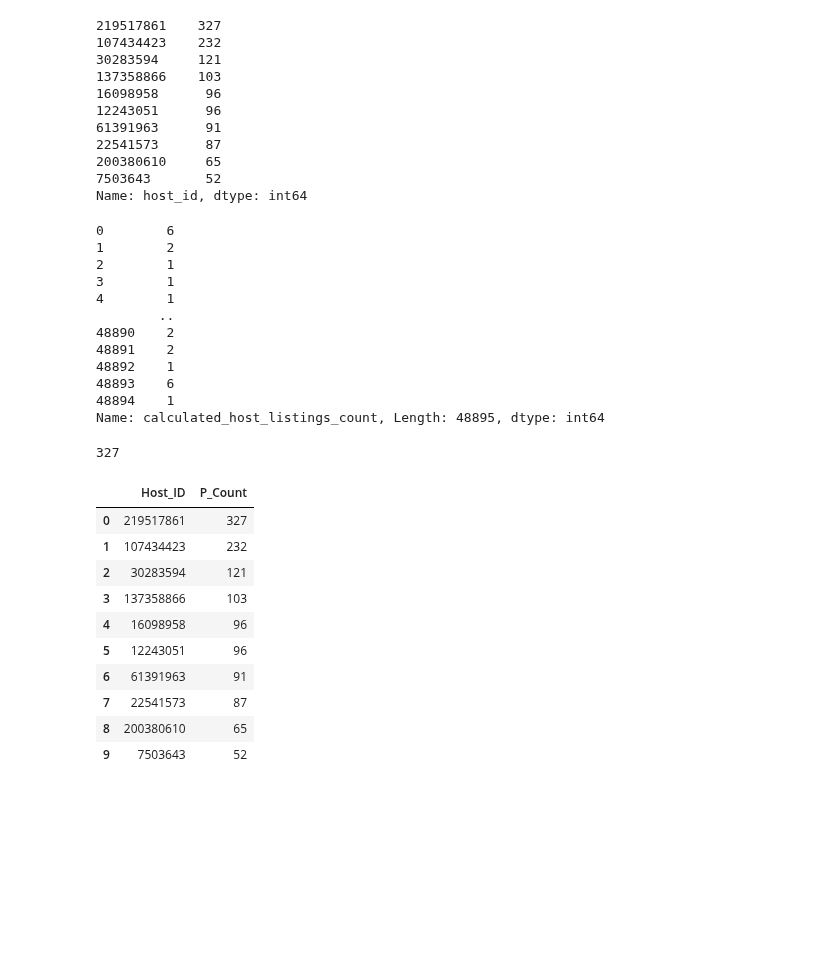
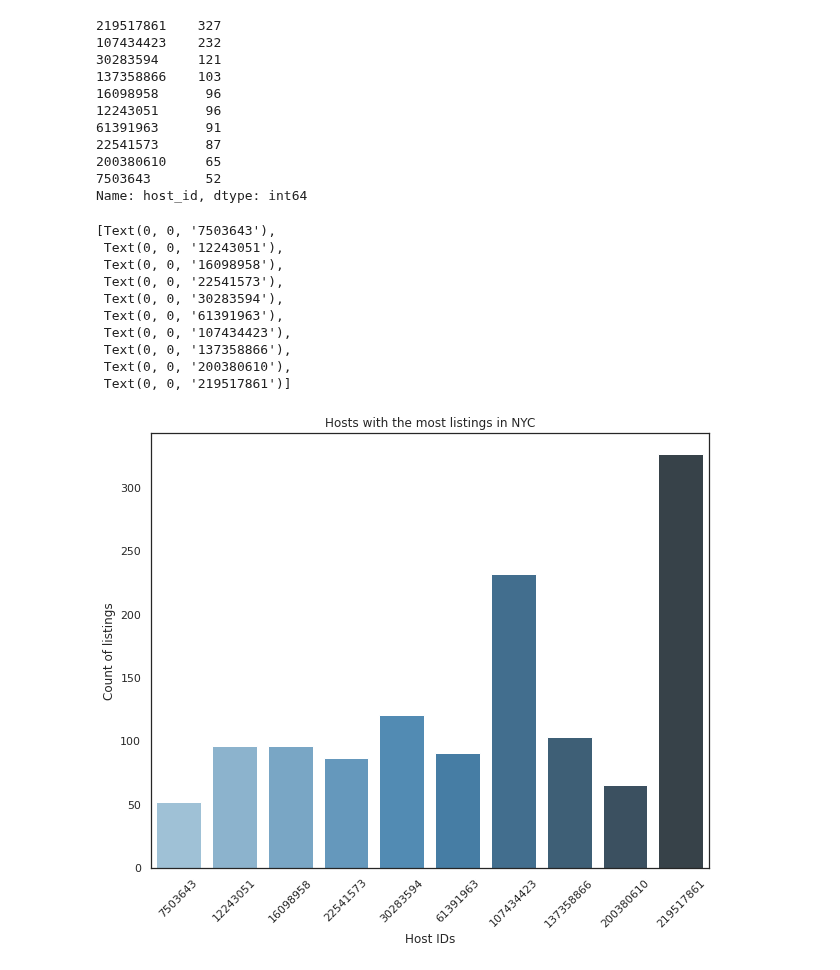
Before and after one commit to SaurabhAradwad/EDA-Airbnb-NYC-, a Jupyter notebook: Airbnb_Bookings_Analysis_Capstone_Project.ipynb, the cells around one changed output. Saved outputs shown, nothing was run; the diff lists cells and outputs as text; code cells hidden in the pictures; blank space fills up the shorter version.

```diff
--- a/Airbnb_Bookings_Analysis_Capstone_Project.ipynb
+++ b/Airbnb_Bookings_Analysis_Capstone_Project.ipynb
@@ -306,43 +306,22 @@ top_host
 200380610     65
 7503643       52
 Name: host_id, dtype: int64
-# %%
-airbnb.calculated_host_listings_count
-# %% [output]
-0        6
-1        2
-2        1
-3        1
-4        1
-        ..
-48890    2
-48891    2
-48892    1
-48893    6
-48894    1
-Name: calculated_host_listings_count, Length: 48895, dtype: int64
-# %%
-top_host_check=airbnb.calculated_host_listings_count.max()
-top_host_check
-# %% [output]
-327
-# %%
-sns.set(rc={'figure.figsize':(10,8)})
-sns.set_style('white')
-# %%
-top_host_df=pd.DataFrame(top_host)
-top_host_df.reset_index(inplace=True)
-top_host_df.rename(columns={'index':'Host_ID', 'host_id':'P_Count'}, inplace=True)
-top_host_df
-# %% [output]
-|  | Host_ID | P_Count |
-| 0 | 219517861 | 327 |
-| 1 | 107434423 | 232 |
-| 2 | 30283594 | 121 |
-| 3 | 137358866 | 103 |
-| 4 | 16098958 | 96 |
-| 5 | 12243051 | 96 |
-| 6 | 61391963 | 91 |
-| 7 | 22541573 | 87 |
-| 8 | 200380610 | 65 |
-| 9 | 7503643 | 52 |
+# %%
+viz_1=sns.barplot(x="Host_ID", y="P_Count", data=top_host_df,
+                 palette='Blues_d')
+viz_1.set_title('Hosts with the most listings in NYC')
+viz_1.set_ylabel('Count of listings')
+viz_1.set_xlabel('Host IDs')
+viz_1.set_xticklabels(viz_1.get_xticklabels(), rotation=45)
+# %% [output]
+[Text(0, 0, '7503643'),
+ Text(0, 0, '12243051'),
+ Text(0, 0, '16098958'),
+ Text(0, 0, '22541573'),
+ Text(0, 0, '30283594'),
+ Text(0, 0, '61391963'),
+ Text(0, 0, '107434423'),
+ Text(0, 0, '137358866'),
+ Text(0, 0, '200380610'),
+ Text(0, 0, '219517861')]
+[figure, added]
```
